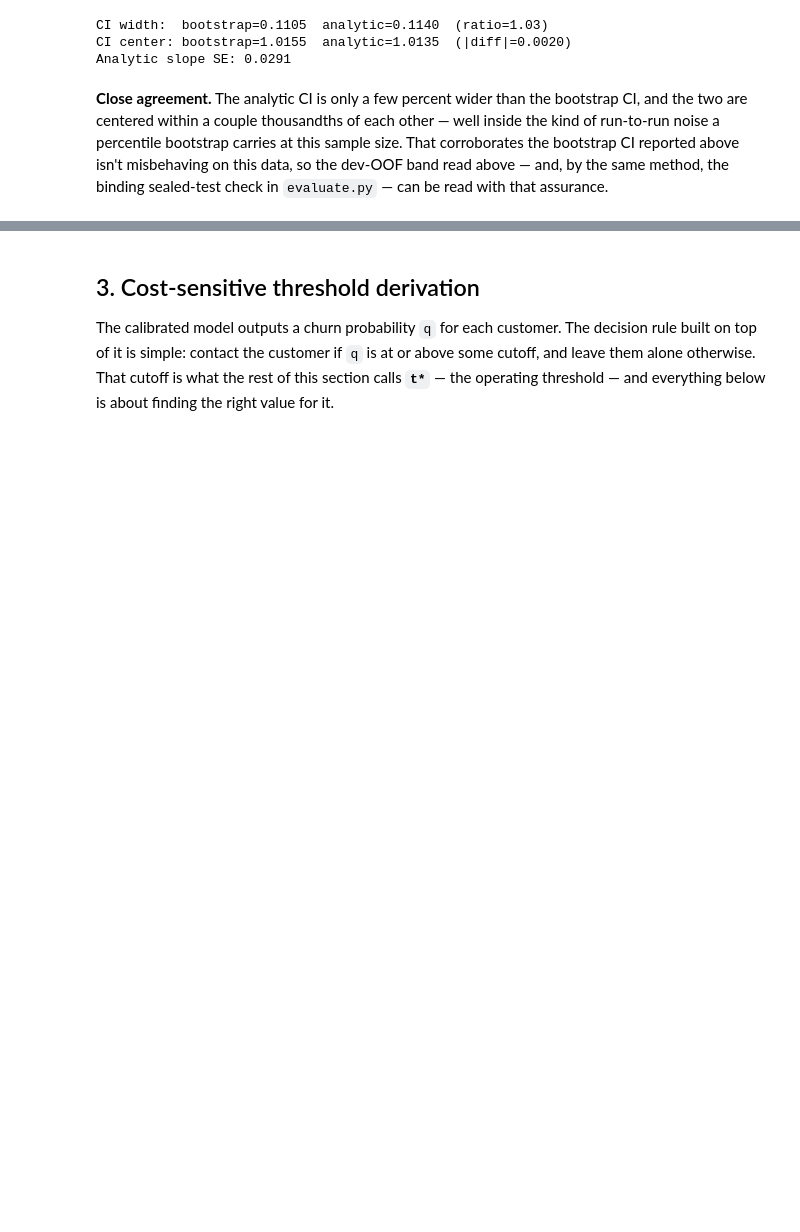
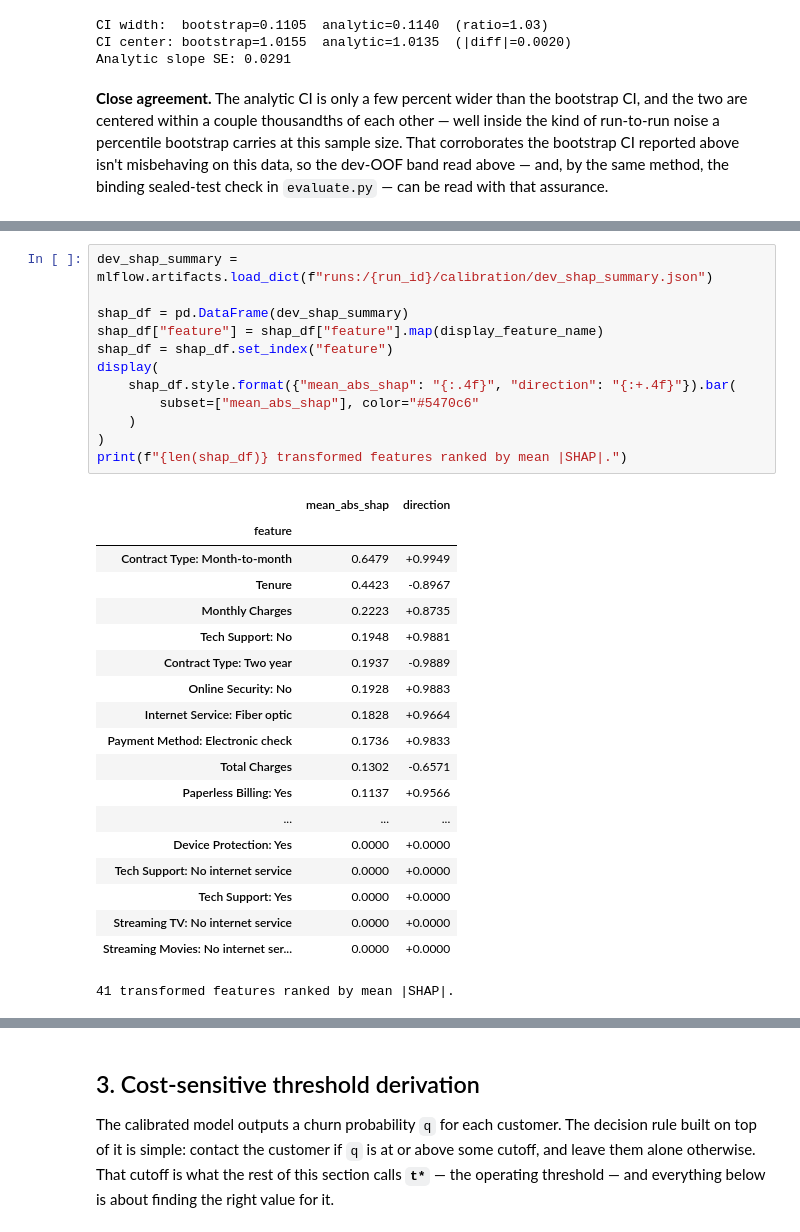
Before and after one commit to Ampofowaa/TelcoChurn_PortfolioProject, a Jupyter notebook: notebooks/04-calibration-and-threshold.ipynb, the cells around one changed output, grey strips where cells are left out. Saved outputs shown, nothing was run; the diff lists cells and outputs as text; blank space fills up the shorter version.

```diff
--- a/notebooks/04-calibration-and-threshold.ipynb
+++ b/notebooks/04-calibration-and-threshold.ipynb
@@ -238,0 +288,32 @@ Analytic slope SE: 0.0291
+# %%
+dev_shap_summary = mlflow.artifacts.load_dict(f"runs:/{run_id}/calibration/dev_shap_summary.json")
+
+shap_df = pd.DataFrame(dev_shap_summary)
+shap_df["feature"] = shap_df["feature"].map(display_feature_name)
+shap_df = shap_df.set_index("feature")
+display(
+    shap_df.style.format({"mean_abs_shap": "{:.4f}", "direction": "{:+.4f}"}).bar(
+        subset=["mean_abs_shap"], color="#5470c6"
+    )
+)
+print(f"{len(shap_df)} transformed features ranked by mean |SHAP|.")
+# %% [output]
+|  | mean_abs_shap | direction |
+| feature |  |  |
+| Contract Type: Month-to-month | 0.6479 | +0.9949 |
+| Tenure | 0.4423 | -0.8967 |
+| Monthly Charges | 0.2223 | +0.8735 |
+| Tech Support: No | 0.1948 | +0.9881 |
+| Contract Type: Two year | 0.1937 | -0.9889 |
+| Online Security: No | 0.1928 | +0.9883 |
+| Internet Service: Fiber optic | 0.1828 | +0.9664 |
+| Payment Method: Electronic check | 0.1736 | +0.9833 |
+| Total Charges | 0.1302 | -0.6571 |
+| Paperless Billing: Yes | 0.1137 | +0.9566 |
+| ... | ... | ... |
+| Device Protection: Yes | 0.0000 | +0.0000 |
+| Tech Support: No internet service | 0.0000 | +0.0000 |
+| Tech Support: Yes | 0.0000 | +0.0000 |
+| Streaming TV: No internet service | 0.0000 | +0.0000 |
+| Streaming Movies: No internet ser... | 0.0000 | +0.0000 |
+41 transformed features ranked by mean |SHAP|.
```
Also changed, not shown: parts of 11 cells of this notebook, 1 other file.
